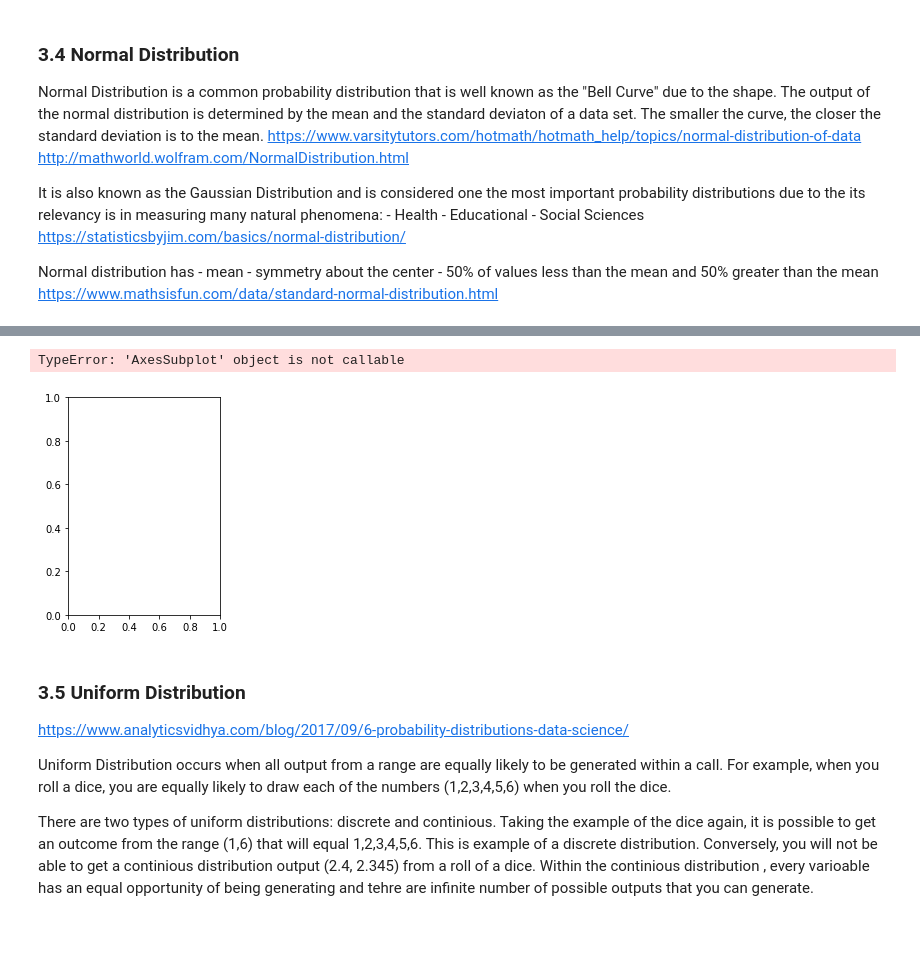
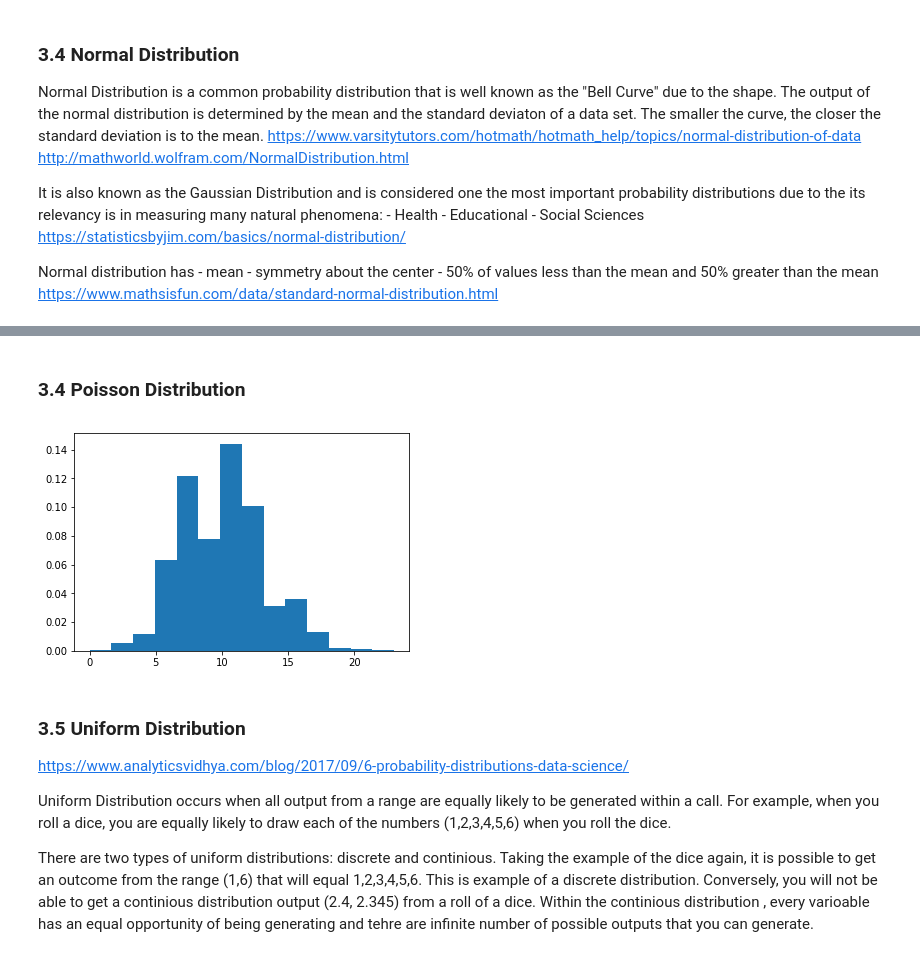
Before and after one commit to martinaobrien/numpy-random, a Jupyter notebook: numpy-random.ipynb, the cells around one changed output, grey strips where cells are left out. Saved outputs shown, nothing was run; the diff lists cells and outputs as text; code cells hidden in the pictures.

Commit message:
Poisson Distribution

```diff
--- a/numpy-random.ipynb
+++ b/numpy-random.ipynb
@@ -435,48 +423,13 @@ plt.show() # https://plot.ly/python/histograms/ # https://plot.ly/python/histogr
-# %%
-%matplotlib inline
-import numpy as np
-import matplotlib.pyplot as plt
-plt.subplot(1, 2, 1)
-mu, sigma = 0.0, 1.0 # mean and standard deviation
-s = np.random.normal(mu, sigma, 10000)
-import matplotlib.pyplot as plt
-count, bins, ignored = plt.hist(s, 30, density=True)
-plt.title ('Normal distribution, n:3, p:0.4, Size:1000')
-plt.xlabel('Mean')
-plt.ylabel('Standard Deviation')
-plt.plot(bins, 1/(sigma * np.sqrt(2 * np.pi)) *np.exp( - (bins - mu)**2 / (2 * sigma**2) ),linewidth=2, color='r')
-plt.show() # https://plot.ly/python/histograms/ # https://plot.ly/python/histograms/
-
-plt.subplot(1, 2, 2)
-mu2, sigma2 = 0.0, 0.02 # mean and standard deviation
-s2 = np.random.normal(mu2, sigma2, 1000)
-#import matplotlib.pyplot as plt
-count, bins, ignored = plt.hist(s2, 30, density=True)
-plt.title ('Normal distribution, n:3, p:0.2, Size:1000')
-plt.xlabel('Mean')
-plt.ylabel('Standard Deviation')
-plt.plot(bins, 1/(sigma2 * np.sqrt(2 * np.pi)) *np.exp( - (bins - mu)**2 / (2 * sigma2**2) ),linewidth=2, color='r')
-plt.show() # https://plot.ly/python/histograms/
-
-plt.subplot(1, 2, 1)
-x = np.random.normal(0.0, 1.0, 10000)
-plt.hist(x)
-
-plt.subplot(1, 2, 2)
-x = np.random.uniform(-3.0, 3.0, 10000)
-plt.hist(x)
-
-plt.show()
-# %% [output]
-TypeError: 'AxesSubplot' object is not callable
-[figure, removed]
+# %% [markdown]
+### 3.4 Poisson Distribution
 # %%
 import numpy as np
+s = np.random.poisson(10, 10000)
 import matplotlib.pyplot as plt
-
-values= np.random.normal(90,2, 10000)
-plt.hist(values,50)
+count, bins, ignored = plt.hist(s, 14, density=True)
 plt.show()
+# %% [output]
+[figure, added]
 # %% [markdown]
 <a id='section3.5'></a>
 ### 3.5 Uniform Distribution
```
Also changed, not shown: parts of 15 cells of this notebook, 1 other file.
